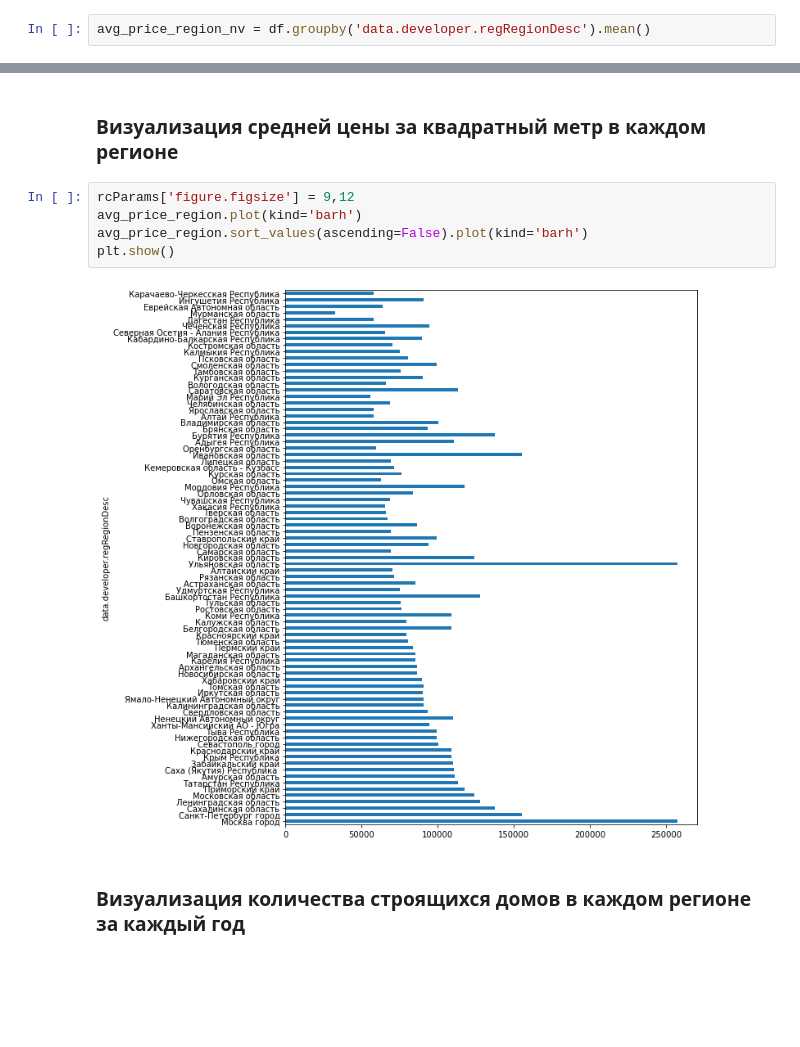
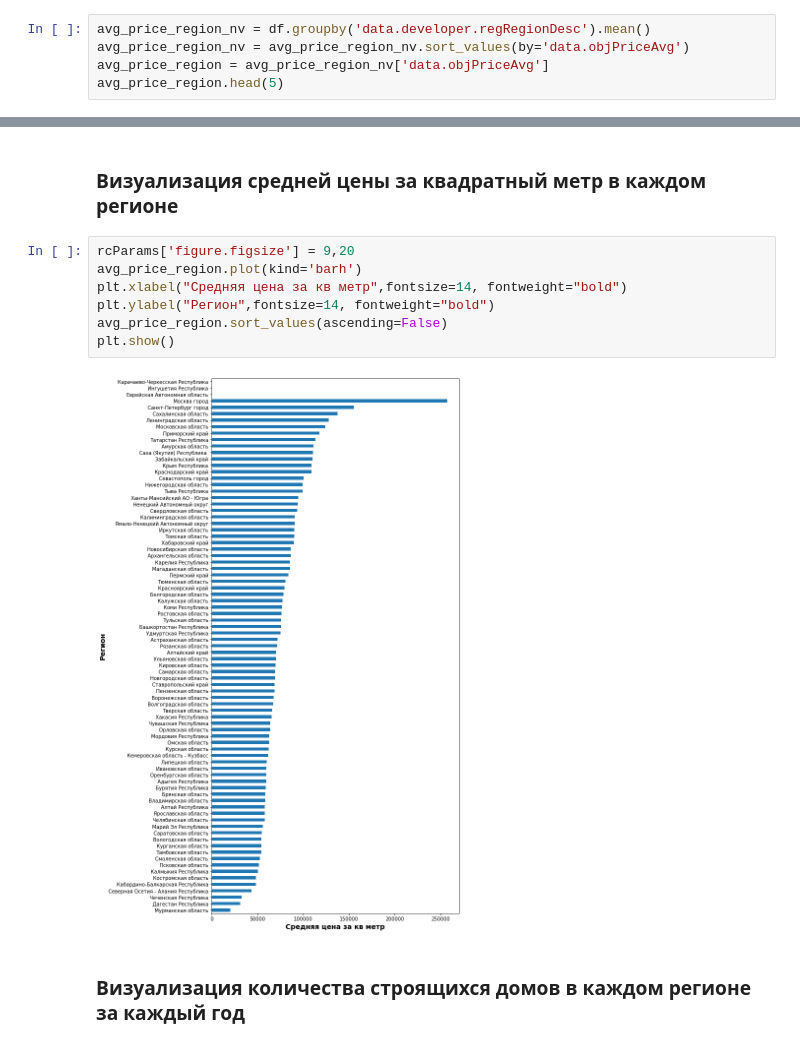
Before and after one commit to SunriseD232/DS_course, a Jupyter notebook: Task2_dmrf.ipynb, the cells around one changed output, grey strips where cells are left out. Drawn from its saved outputs; the diff is of its cells as text; blank space fills up the shorter version.

```diff
--- a/Task2_dmrf.ipynb
+++ b/Task2_dmrf.ipynb
@@ -104,3 +104,6 @@ df.dropna(axis=0,inplace=True, how='all')
 ### Рассчитать средние цены за квадратный метр по регионам. Важно чтобы пропуски не учитывались при расчете средней цены.
 # %%
 avg_price_region_nv = df.groupby('data.developer.regRegionDesc').mean()
+avg_price_region_nv = avg_price_region_nv.sort_values(by='data.objPriceAvg')
+avg_price_region = avg_price_region_nv['data.objPriceAvg']
+avg_price_region.head(5)
@@ -158,12 +162,14 @@ Name: data.id, Length: 423, dtype: int64
 # %% [markdown]
 ### Визуализация средней цены за квадратный метр в каждом регионе
 # %%
-rcParams['figure.figsize'] = 9,12
+rcParams['figure.figsize'] = 9,20
 avg_price_region.plot(kind='barh')
-avg_price_region.sort_values(ascending=False).plot(kind='barh')
+plt.xlabel("Средняя цена за кв метр",fontsize=14, fontweight="bold")
+plt.ylabel("Регион",fontsize=14, fontweight="bold")
+avg_price_region.sort_values(ascending=False)
 plt.show()
 # %% [output]
-[figure, old version]
+[figure, new version]
 # %% [markdown]
 ### Визуализация количества строящихся домов в каждом регионе за каждый год
 # %%
```
Also changed, not shown: parts of 6 cells of this notebook.
